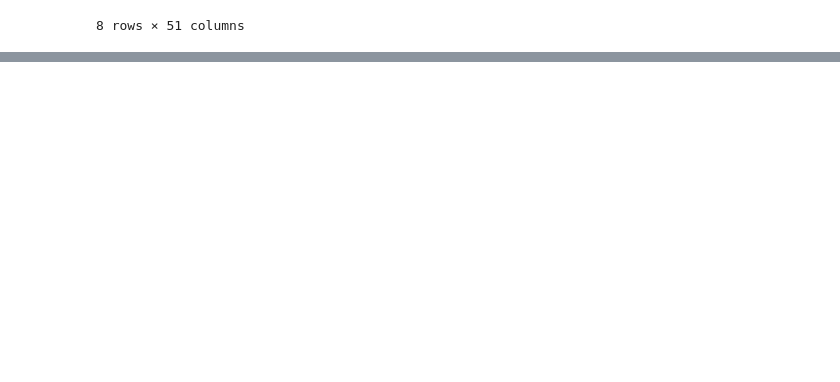
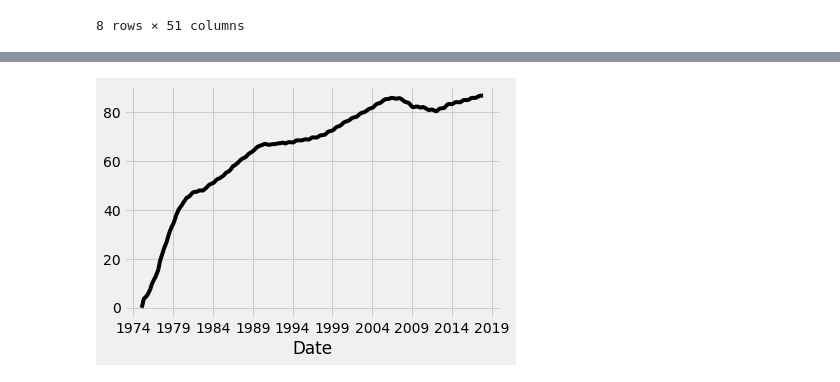
Before and after one commit to vijayPagi/Data-Analysis, a Jupyter notebook: Real Estate Dataset.ipynb, the cells around one changed output, grey strips where cells are left out. Cells and saved outputs as stored; diff of their text form; code cells hidden in the pictures; blank space fills up the shorter version.

```diff
--- a/Real Estate Dataset.ipynb
+++ b/Real Estate Dataset.ipynb
@@ -483,0 +491,7 @@ mainDF_retrieved_Corr.describe()
+# %%
+#main_df_retrieved_new.plot(ax=ax1)
+benchmark.plot(color='k')
+plt.legend().remove()
+plt.show()
+# %% [output]
+[figure, added]
```
Also changed, not shown: parts of 2 cells of this notebook.
